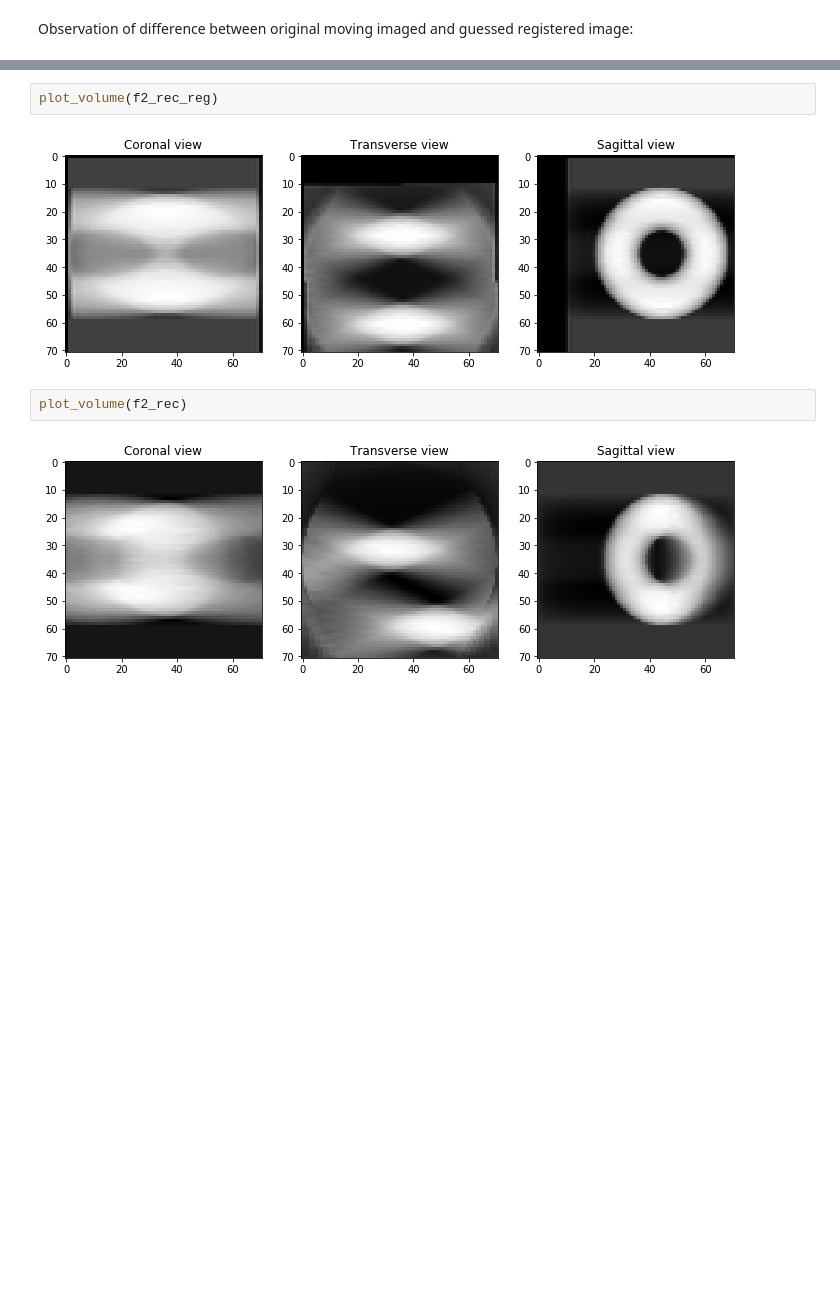
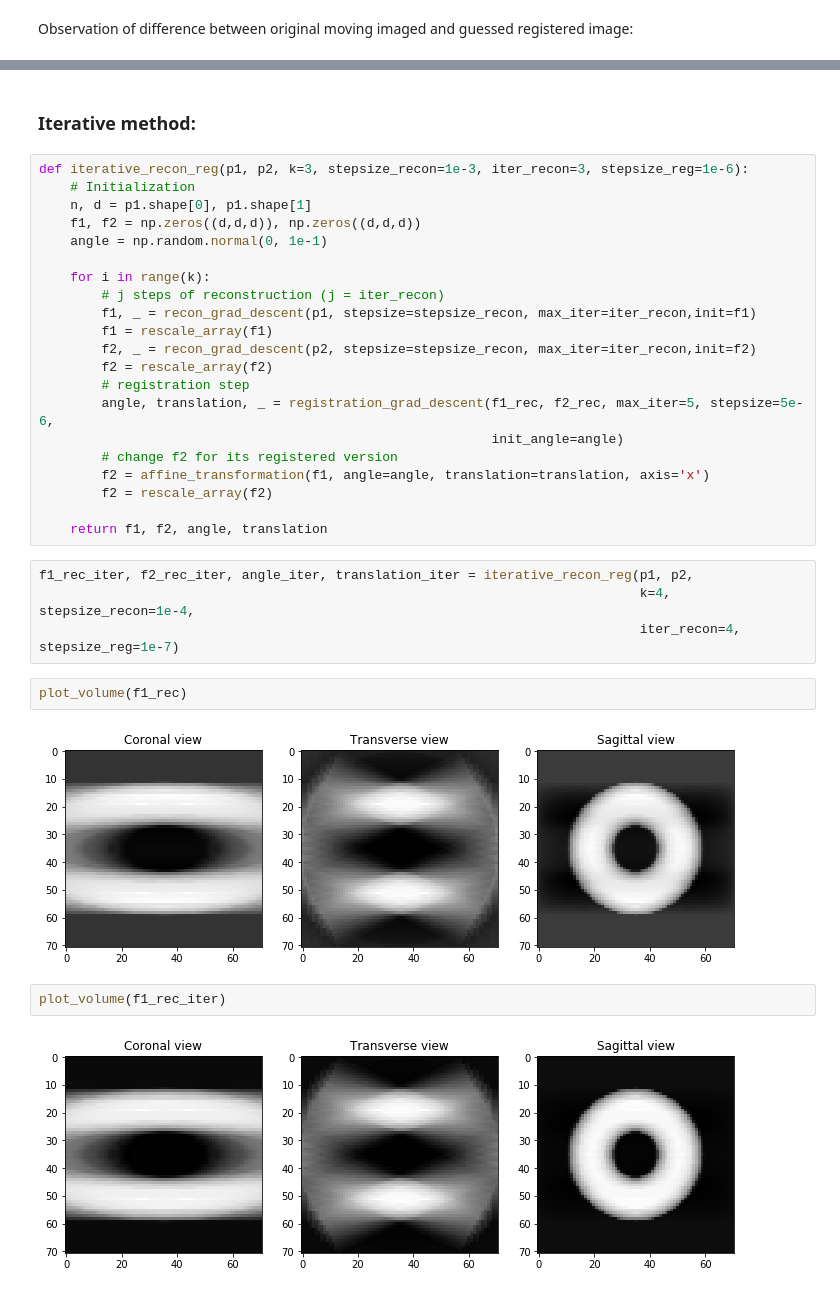
Before and after one commit to alex-delalande/Medical_Image_Analysis, a Jupyter notebook: coupled_registration_reconstruction.ipynb, the cells around one changed output, grey strips where cells are left out. Cells and saved outputs as stored; diff of their text form; blank space fills up the shorter version.

Commit message:
added iterative method

```diff
--- a/coupled_registration_reconstruction.ipynb
+++ b/coupled_registration_reconstruction.ipynb
@@ -311,8 +318,35 @@ f2_rec_reg = affine_transformation(f1_rec, angle=-param[0], translation=param[1:
+# %% [markdown]
+### Iterative method:
+# %%
+def iterative_recon_reg(p1, p2, k=3, stepsize_recon=1e-3, iter_recon=3, stepsize_reg=1e-6):
+    # Initialization
+    n, d = p1.shape[0], p1.shape[1]
+    f1, f2 = np.zeros((d,d,d)), np.zeros((d,d,d))
+    angle = np.random.normal(0, 1e-1)
+
+    for i in range(k):
+        # j steps of reconstruction (j = iter_recon)
+        f1, _ = recon_grad_descent(p1, stepsize=stepsize_recon, max_iter=iter_recon,init=f1)
+        f1 = rescale_array(f1)
+        f2, _ = recon_grad_descent(p2, stepsize=stepsize_recon, max_iter=iter_recon,init=f2)
+        f2 = rescale_array(f2)
+        # registration step
+        angle, translation, _ = registration_grad_descent(f1_rec, f2_rec, max_iter=5, stepsize=5e-6,
+                                                          init_angle=angle)
+        # change f2 for its registered version
+        f2 = affine_transformation(f1, angle=angle, translation=translation, axis='x')
+        f2 = rescale_array(f2)
+
+    return f1, f2, angle, translation
+# %%
+f1_rec_iter, f2_rec_iter, angle_iter, translation_iter = iterative_recon_reg(p1, p2,
+                                                                             k=4, stepsize_recon=1e-4,
+                                                                             iter_recon=4, stepsize_reg=1e-7)
 # %%
-plot_volume(f2_rec_reg)
+plot_volume(f1_rec)
 # %% [output]
-[figure, old version]
+[figure, new version]
 # %%
-plot_volume(f2_rec)
+plot_volume(f1_rec_iter)
 # %% [output]
-[figure, old version]
+[figure, new version]
```
Also changed, not shown: parts of 26 cells of this notebook.
